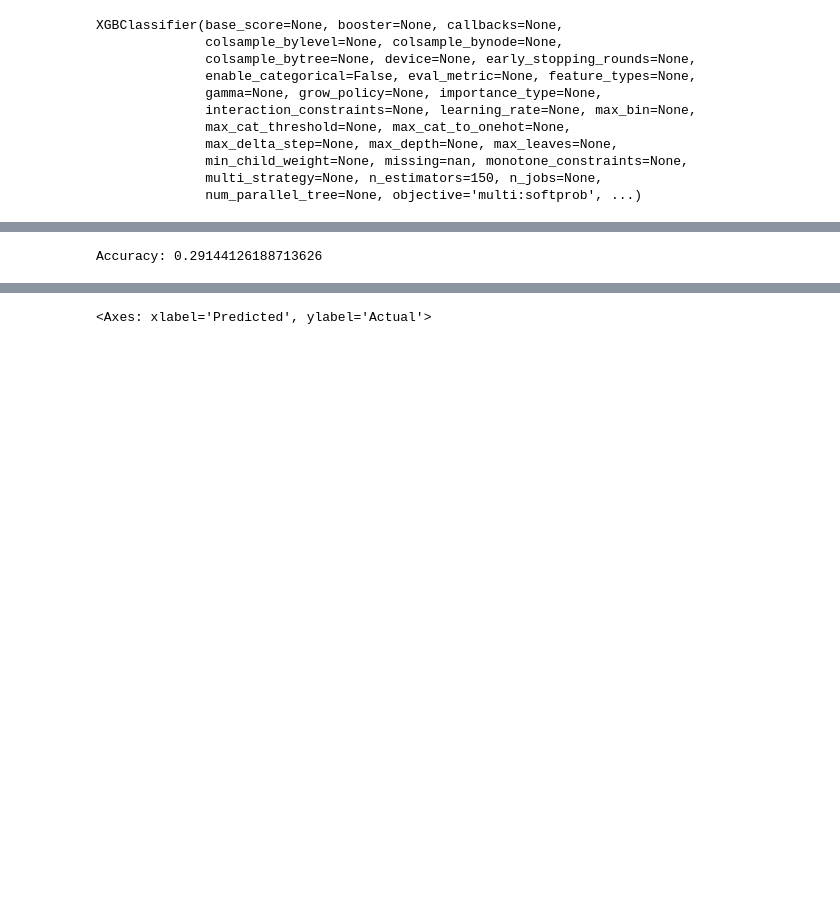
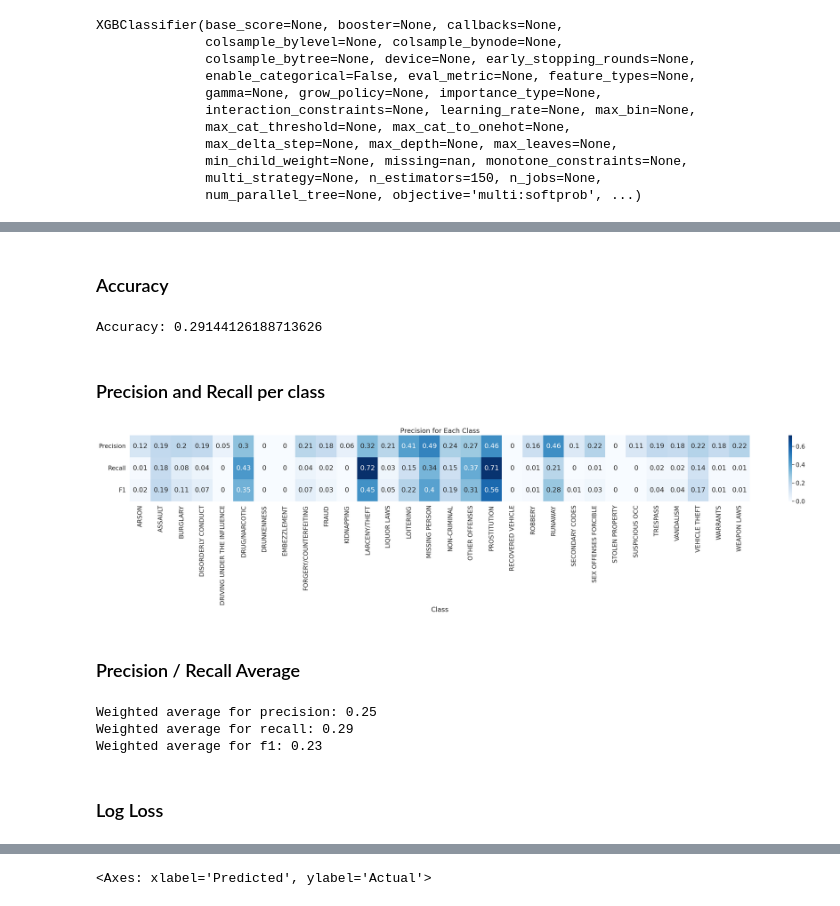
Before and after one commit to hannesharnisch/kaggle-sf-crime, a Jupyter notebook: xgboost.ipynb, the cells around one changed output, grey strips where cells are left out. Saved outputs shown, nothing was run; the diff lists cells and outputs as text; code cells hidden in the pictures; blank space fills up the shorter version.

```diff
--- a/xgboost.ipynb
+++ b/xgboost.ipynb
@@ -105,3 +116,5 @@ print(feature_importance_df)
+# %% [markdown]
+### Accuracy
 # %%
 # Predict on the test data
 y_pred = model.predict(x_test)
@@ -111,6 +124,50 @@ accuracy = accuracy_score(y_test, y_pred)
 print(f"Accuracy: {accuracy}")
 # %% [output]
 Accuracy: 0.29144126188713626
+# %% [markdown]
+### Precision and Recall per class
+# %%
+precision_scores = precision_score(y_test, y_pred, average=None)
+recall_scores = recall_score(y_test, y_pred, average=None)
+f1_scores = f1_score(y_test, y_pred, average=None)
+
+# Round scores
+precision_scores = [round(score, 2) for score in precision_scores]
+recall_scores = [round(score, 2) for score in recall_scores]
+f1_scores = [round(score, 2) for score in f1_scores]
+
+classes = model.classes_
+
+precision_df = pd.DataFrame({
+    'Class': label_encoder.inverse_transform(classes),
+    'Precision': precision_scores,
+    'Recall': recall_scores,
+    'F1': f1_scores
+})
+# %%
+# Plot the DataFrame as a heatmap
+plt.figure(figsize=(35, 3))
+sns.heatmap(precision_df.set_index('Class').T, annot=True, cmap="Blues")
+plt.title('Precision for Each Class')
+plt.show()
+# %% [output]
+[figure, added]
+# %% [markdown]
+### Precision / Recall Average
+# %%
+precision_avg = precision_score(y_test, y_pred, average='weighted')
+recall_avg = recall_score(y_test, y_pred, average='weighted')
+f1_avg = f1_score(y_test, y_pred, average='weighted')
+
+print(f"Weighted average for precision: {round(precision_avg, 2)}")
+print(f"Weighted average for recall: {round(recall_avg, 2)}")
+print(f"Weighted average for f1: {round(f1_avg, 2)}")
+# %% [output]
+Weighted average for precision: 0.25
+Weighted average for recall: 0.29
+Weighted average for f1: 0.23
+# %% [markdown]
+### Log Loss
 # %%
 y_pred_proba = model.predict_proba(x_test)
 # %%
```
Also changed, not shown: parts of 9 cells of this notebook, 2 other files.
